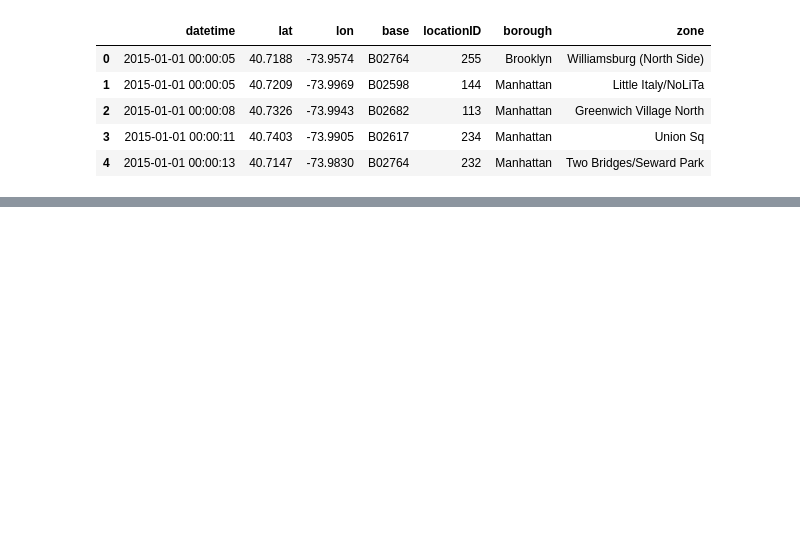
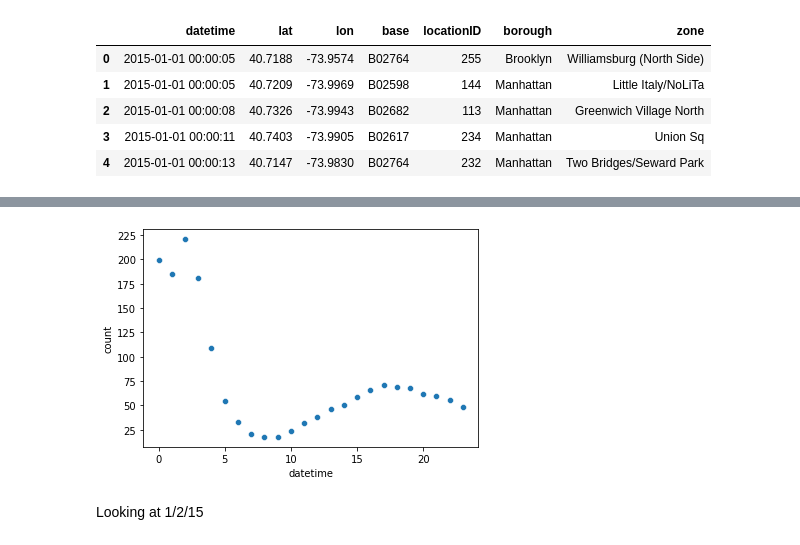
Before and after one commit to milevavantuyl/Movement_NYC, a Jupyter notebook: Kyle/holidays.ipynb, the cells around one changed output, grey strips where cells are left out. Cells and saved outputs as stored; diff of their text form; code cells hidden in the pictures; blank space fills up the shorter version.

```diff
--- a/Kyle/holidays.ipynb
+++ b/Kyle/holidays.ipynb
@@ -45,2 +49,5 @@ df2015hdays.head()
 # %%
 df2015hdays = df2015hdays.dropna()
+# %%
+df2015hdays["datetime"] = pd.to_datetime(df2015hdays["datetime"])
+df2015hdays.head()
@@ -46,0 +63,3 @@ df2015hdays = df2015hdays.dropna()
+# %%
+newyear = df2015hdays[df2015hdays['holiday']=='New Year Day']
+newyear.head()
@@ -46,0 +73,3 @@ df2015hdays = df2015hdays.dropna()
+# %%
+total_per_hour = newyear[["datetime", "count"]].groupby([newyear["datetime"].dt.hour]).sum()
+total_per_hour.head()
@@ -46,0 +84,10 @@ df2015hdays = df2015hdays.dropna()
+# %%
+average_per_hour = total_per_hour
+average_per_hour["count"] = average_per_hour["count"] / 31
+# %%
+sns.scatterplot(data=average_per_hour, x = "datetime", y = "count")
+plt.show()
+# %% [output]
+[figure, added]
+# %% [markdown]
+Looking at 1/2/15
```
Also changed, not shown: parts of 19 cells of this notebook.
